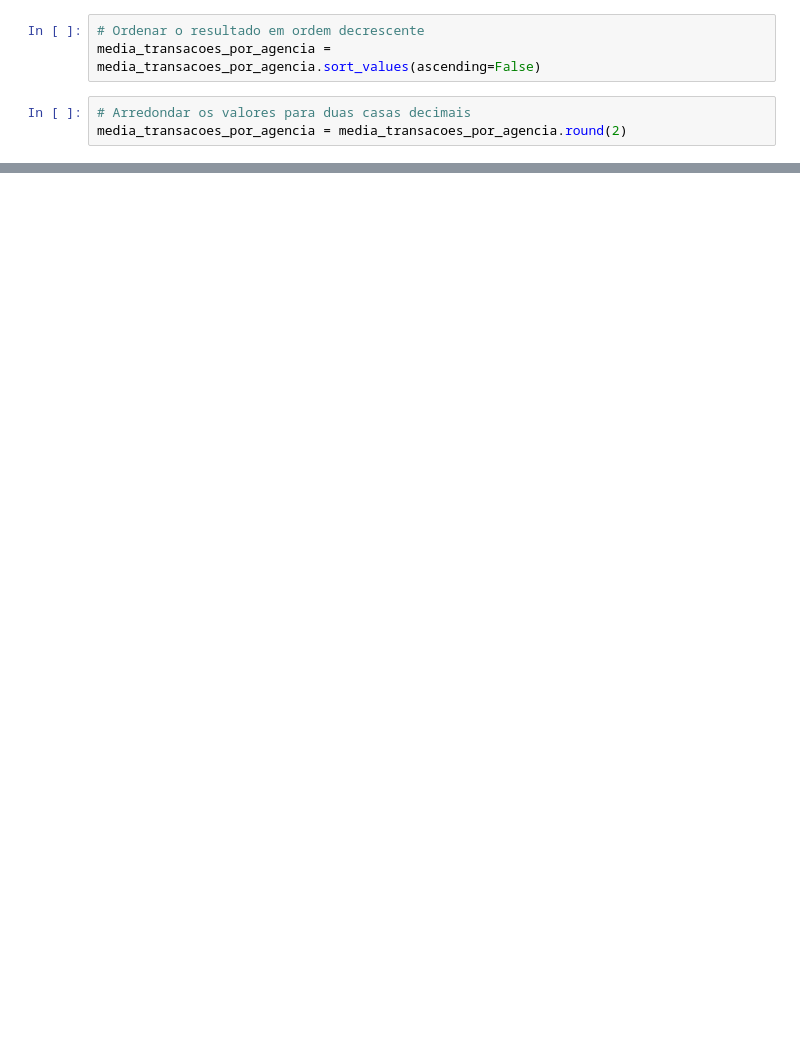
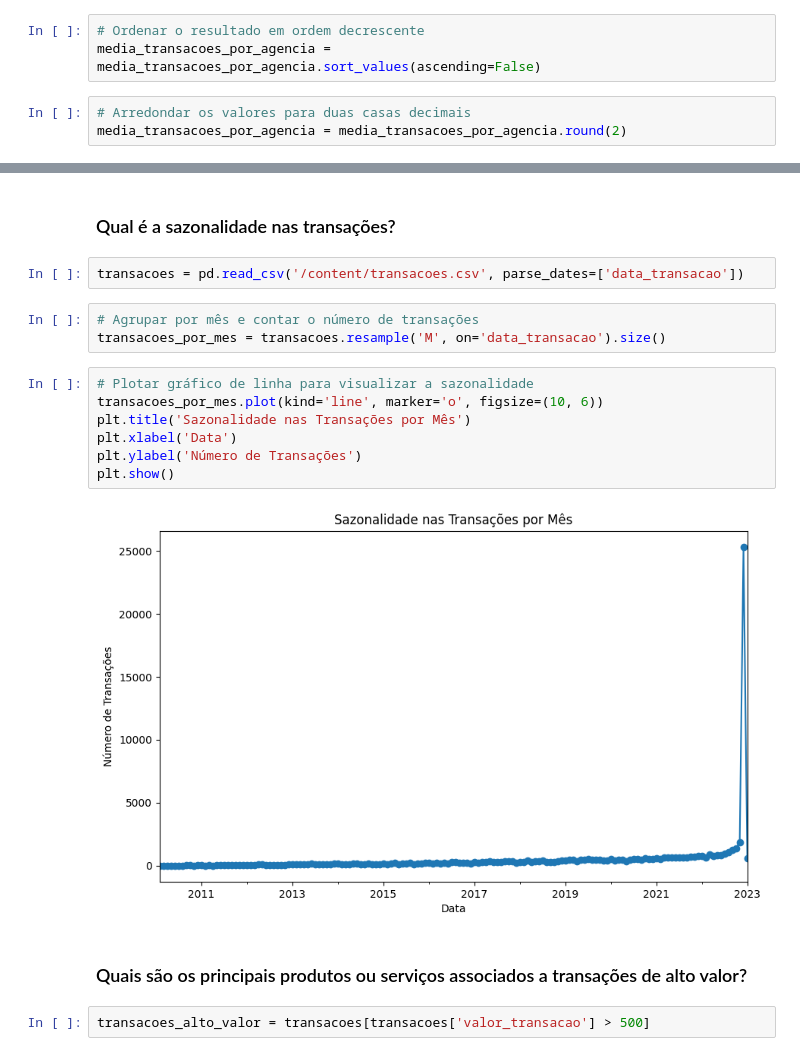
Before and after one commit to valdenio458/analista-de-dados-desafio-Indicium, a Jupyter notebook: perguntas_de_negocio.ipynb, the cells around one changed output, grey strips where cells are left out. Drawn from its saved outputs; the diff is of its cells as text; blank space fills up the shorter version.

```diff
--- a/perguntas_de_negocio.ipynb
+++ b/perguntas_de_negocio.ipynb
@@ -45,0 +81,20 @@ plt.show()
+# %% [markdown]
+### Qual é a sazonalidade nas transações?
+# %%
+transacoes = pd.read_csv('/content/transacoes.csv', parse_dates=['data_transacao'])
+# %%
+# Agrupar por mês e contar o número de transações
+transacoes_por_mes = transacoes.resample('M', on='data_transacao').size()
+# %%
+# Plotar gráfico de linha para visualizar a sazonalidade
+transacoes_por_mes.plot(kind='line', marker='o', figsize=(10, 6))
+plt.title('Sazonalidade nas Transações por Mês')
+plt.xlabel('Data')
+plt.ylabel('Número de Transações')
+plt.show()
+# %% [output]
+[figure, added]
+# %% [markdown]
+### Quais são os principais produtos ou serviços associados a transações de alto valor?
+# %%
+transacoes_alto_valor = transacoes[transacoes['valor_transacao'] > 500]
```
Also changed, not shown: parts of 32 cells of this notebook.
